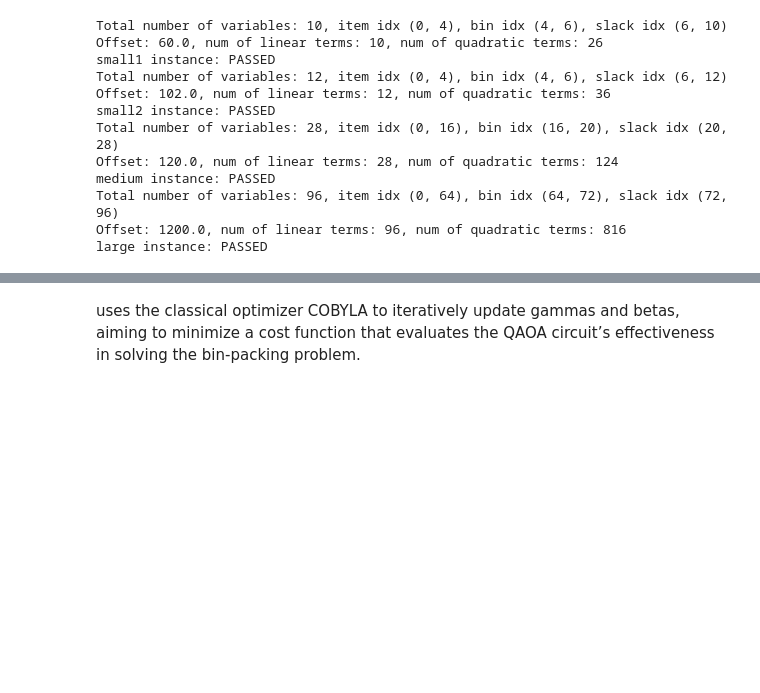
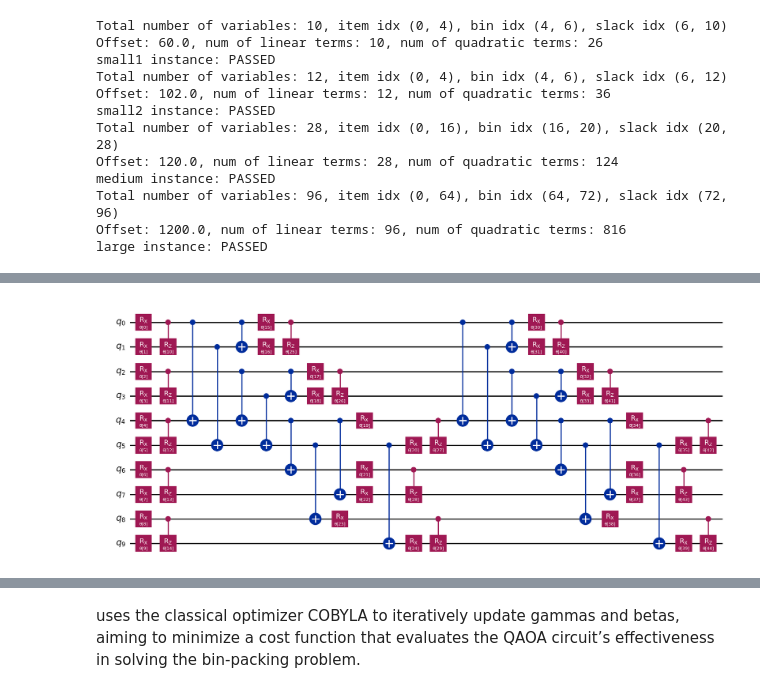
Before and after one commit to YingrongChen/QOSF_tasks, a Jupyter notebook: task3.ipynb, the cells around one changed output, grey strips where cells are left out. Cells and saved outputs as stored; diff of their text form; code cells hidden in the pictures; blank space fills up the shorter version.

```diff
--- a/task3.ipynb
+++ b/task3.ipynb
@@ -350,0 +445,13 @@ Successfully installed pylatexenc-2.10
+# %%
+entangler_map = [[0, 4], [2, 4], [1, 5], [3, 5], [4, 6], [4, 7], [5, 8], [5, 9], [0, 1], [2, 3]]
+
+designed_entangle_ansatz = TwoLocal(
+    num_qubits=num_qubits,
+    rotation_blocks=[RXGate(theta), CRZGate(theta)],
+    entanglement_blocks="cz",
+    entanglement=entangler_map,
+    reps=2,
+)
+designed_entangle_ansatz.decompose().draw("mpl")
+# %% [output]
+[figure, added]
```
Also changed, not shown: parts of 38 cells of this notebook.
